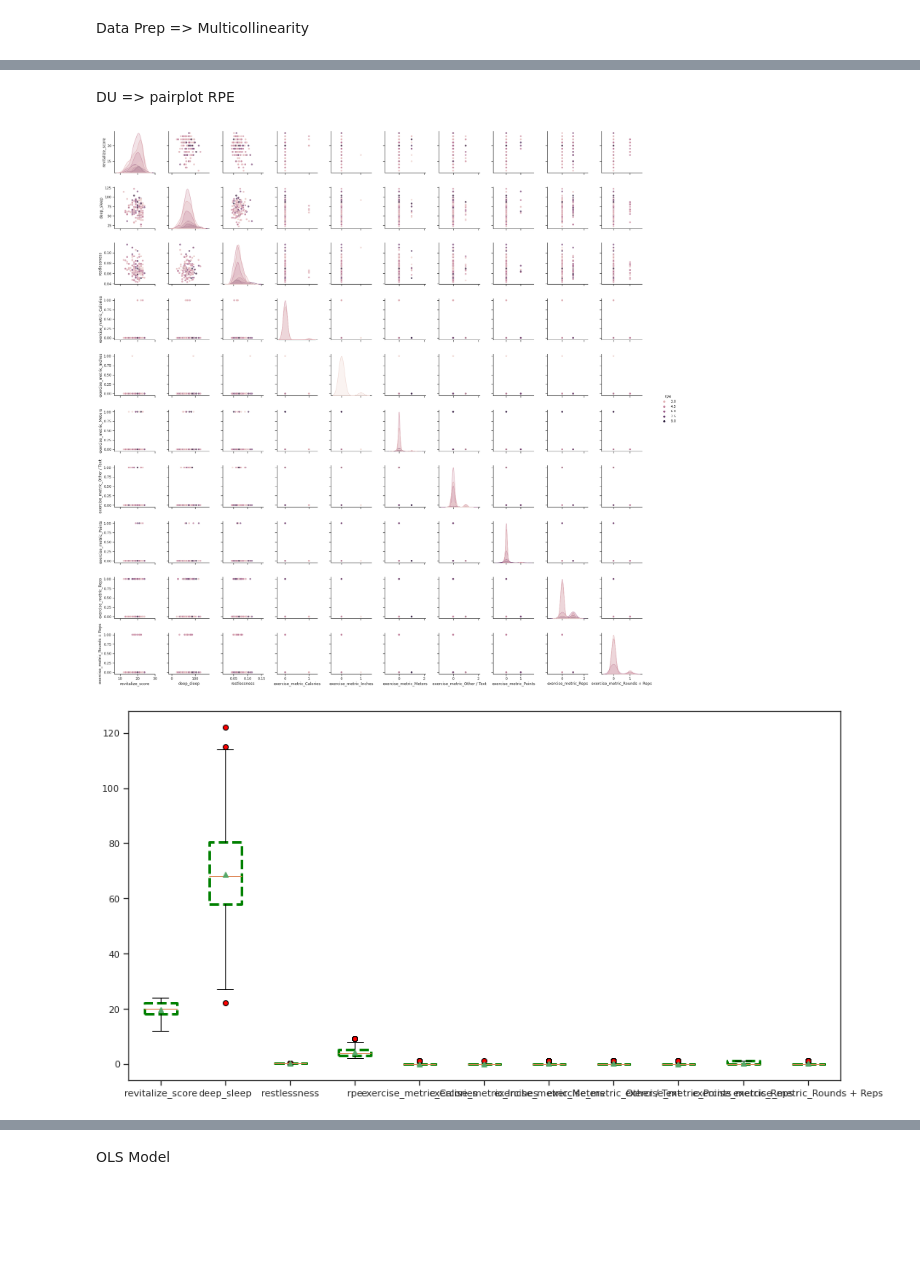
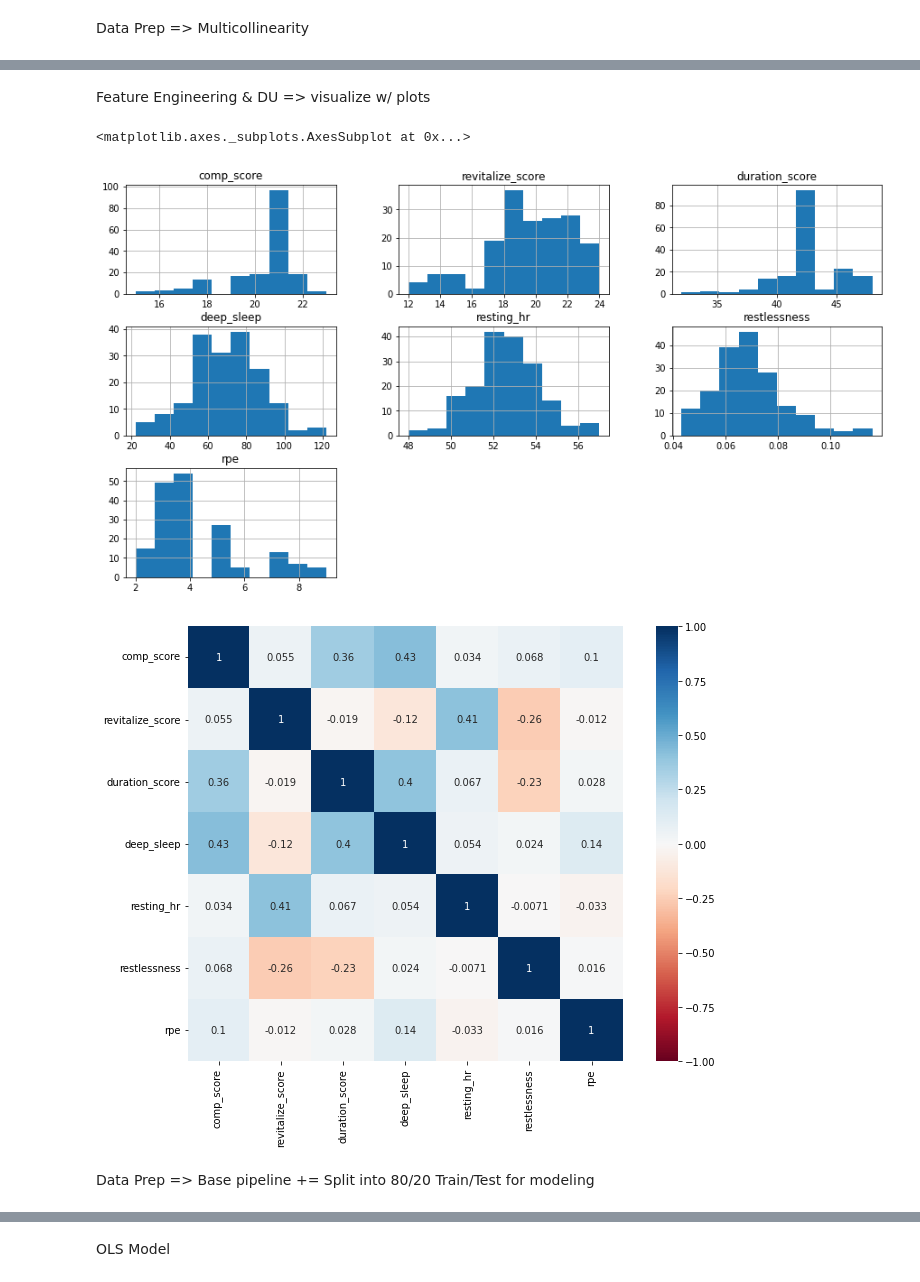
Before and after one commit to djfLtC0dr/python-playground, a Jupyter notebook: DASC522/djfDASC522_final.ipynb, the cells around one changed output, grey strips where cells are left out. Saved outputs shown, nothing was run; the diff lists cells and outputs as text; code cells hidden in the pictures; blank space fills up the shorter version.

Commit message:
Tinkering w/ OLS thru pipeline

```diff
--- a/DASC522/djfDASC522_final.ipynb
+++ b/DASC522/djfDASC522_final.ipynb
@@ -402,8 +395,3 @@ class ReduceVIF(BaseEstimator, TransformerMixin):
             except ValueError:  #raised if `vif` is empty.
                 pass
         return X
-
-# Remove columns having higher VIF factor that have high multicollinearity
-multicollinearity = ReduceVIF()
-data = multicollinearity.fit_transform(data)
-print(data.info())
@@ -428,21 +398,38 @@ None
-# %% [markdown]
-DU => pairplot RPE
+# %% [markdown]
+Feature Engineering & DU => visualize w/ plots
 # %%
+import matplotlib.pyplot as plt
+import seaborn as sns
+
 # pairplot with hue rpe
-sns.set(style="ticks", color_codes=True);
-# Make the pair plot with a some aesthetic changes
-sns.pairplot(data, hue = 'rpe', diag_kind = 'kde', plot_kws=dict(alpha = 0.7),
-                   diag_kws=dict(shade=True))
+# sns.set(style="ticks", color_codes=True);
+# # Make the pair plot with a some aesthetic changes
+# sns.pairplot(data, hue = 'rpe', diag_kind = 'kde', plot_kws=dict(alpha = 0.7),
+#                    diag_kws=dict(shade=True))
 
-#visualizing distributions
-fig, ax = plt.subplots(figsize=(15,8))
-ticks = range(1, len(data.columns)+1)
-labels = list(data.columns)
-boxprops = dict(linestyle='--', linewidth=3, color='green')
-flierprops = dict(marker='o', markerfacecolor='red', markersize=6, linestyle='none')
-plt.boxplot(data.transpose(), showmeans=True, boxprops=boxprops, flierprops=flierprops)
-plt.xticks(ticks,labels)
-plt.show()
+#histplot
+def show_hist(x):
+    plt.rcParams["figure.figsize"] = 15,8
+    x.hist()
+show_hist(data)
+# data.hist(bins=50, figsize=(15,8))
+
+# correlation matrix
+fig, ax = plt.subplots(figsize=(12,8))
+sns.heatmap(data.corr(), cmap='RdBu', vmin=-1, vmax=1, annot=True, square=True, ax=ax)
+
+# #visualizing distributions
+# fig, ax = plt.subplots(figsize=(15,8))
+# ticks = range(1, len(data.columns)+1)
+# labels = list(data.columns)
+# boxprops = dict(linestyle='--', linewidth=3, color='green')
+# flierprops = dict(marker='o', markerfacecolor='red', markersize=6, linestyle='none')
+# plt.boxplot(data.transpose(), showmeans=True, boxprops=boxprops, flierprops=flierprops)
+# plt.xticks(ticks,labels)
+# plt.show()
 # %% [output]
+<matplotlib.axes._subplots.AxesSubplot at 0x...>
-[figure, old version]
+[figure, new version]
-[figure, old version]
+[figure, new version]
+# %% [markdown]
+Data Prep => Base pipeline += Split into 80/20 Train/Test for modeling
```
Also changed, not shown: parts of 10 cells of this notebook.
